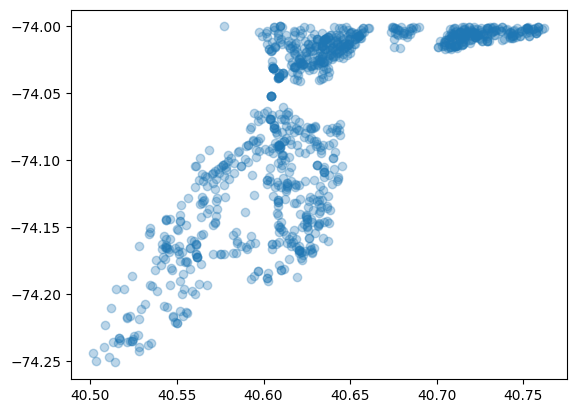
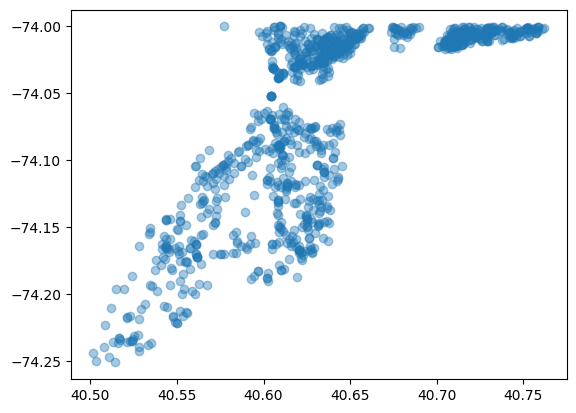
The notebook cell's code change between the first figure and the second:
--- before
+++ after
@@ -1,2 +1,2 @@
-plt.scatter(df_cord['latitude'], df_cord['longitude'], alpha=0.3)
+plt.scatter(df_cord['latitude'], df_cord['longitude'], alpha=0.4)
 # df_cord.show()

Commit: titled